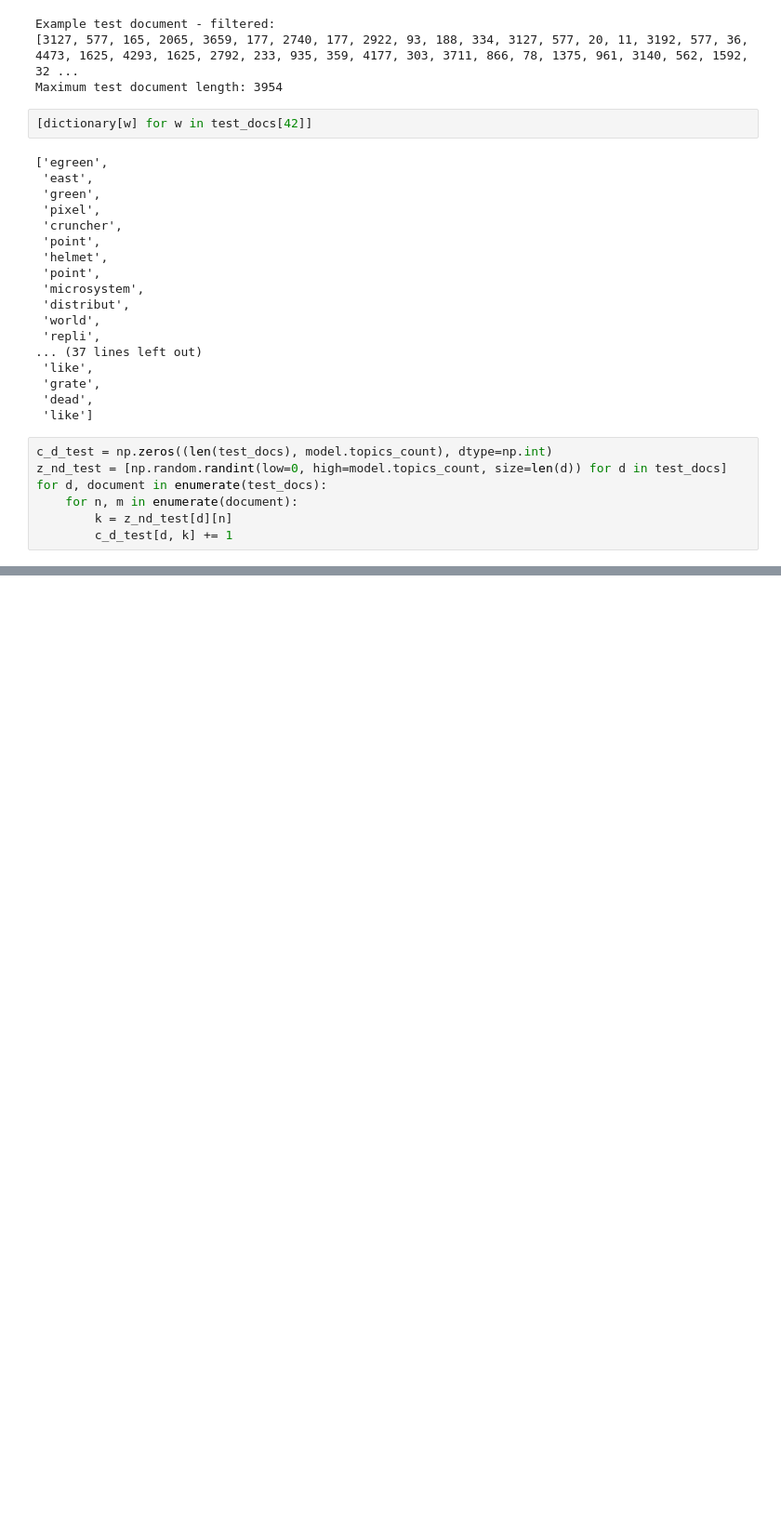
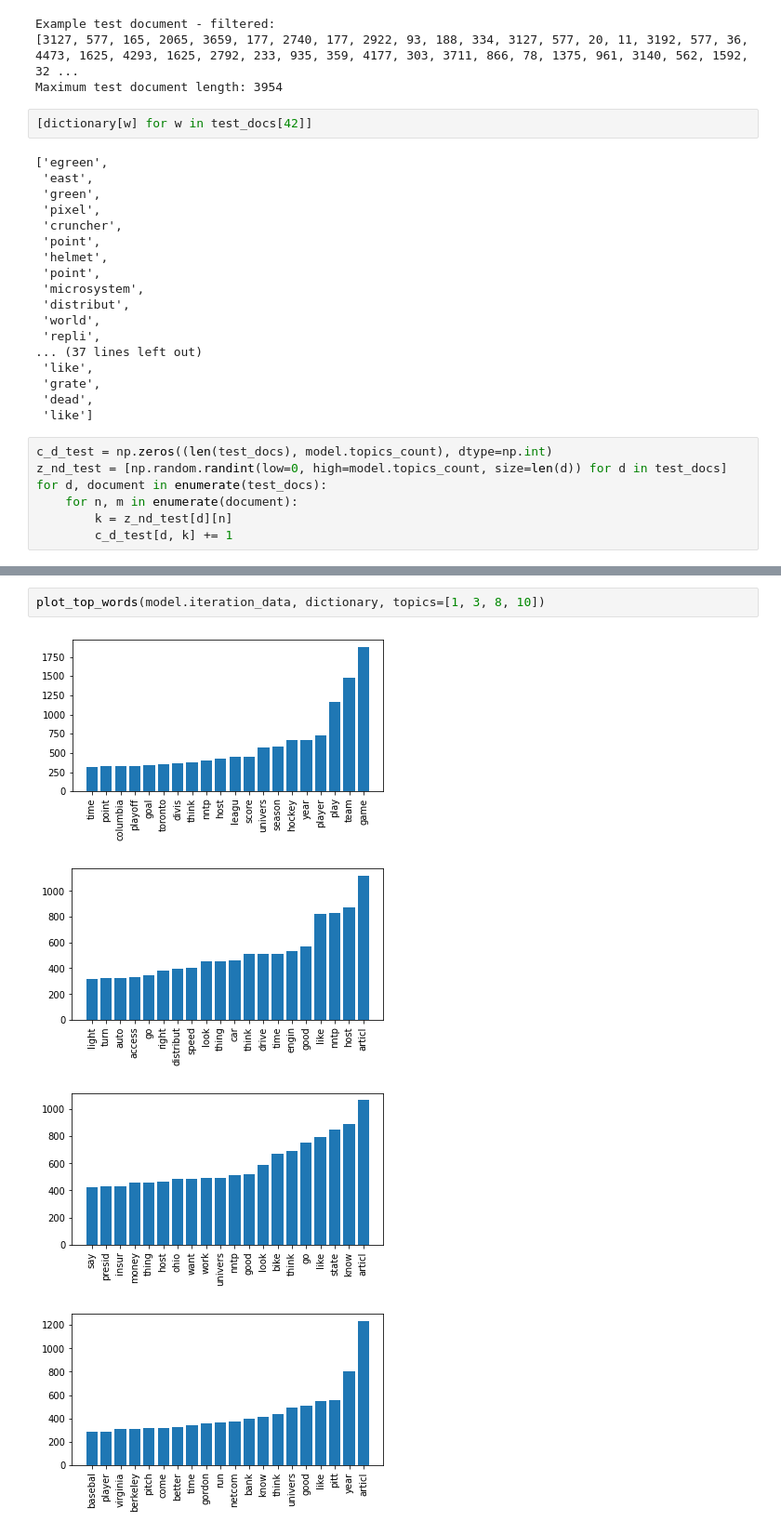
Before and after one commit to toni5rovic/npfl097, a Jupyter notebook: latent_dirichlet_allocation.ipynb, the cells around one changed output, grey strips where cells are left out. Shown at 93% size. Saved outputs shown, nothing was run; the diff lists cells and outputs as text; blank space fills up the shorter version.

```diff
--- a/latent_dirichlet_allocation.ipynb
+++ b/latent_dirichlet_allocation.ipynb
@@ -256,0 +338,7 @@ pp
+# %%
+plot_top_words(model.iteration_data, dictionary, topics=[1, 3, 8, 10])
+# %% [output]
+[figure, added]
+[figure, added]
+[figure, added]
+[figure, added]
```
Also changed, not shown: parts of 27 cells of this notebook.
